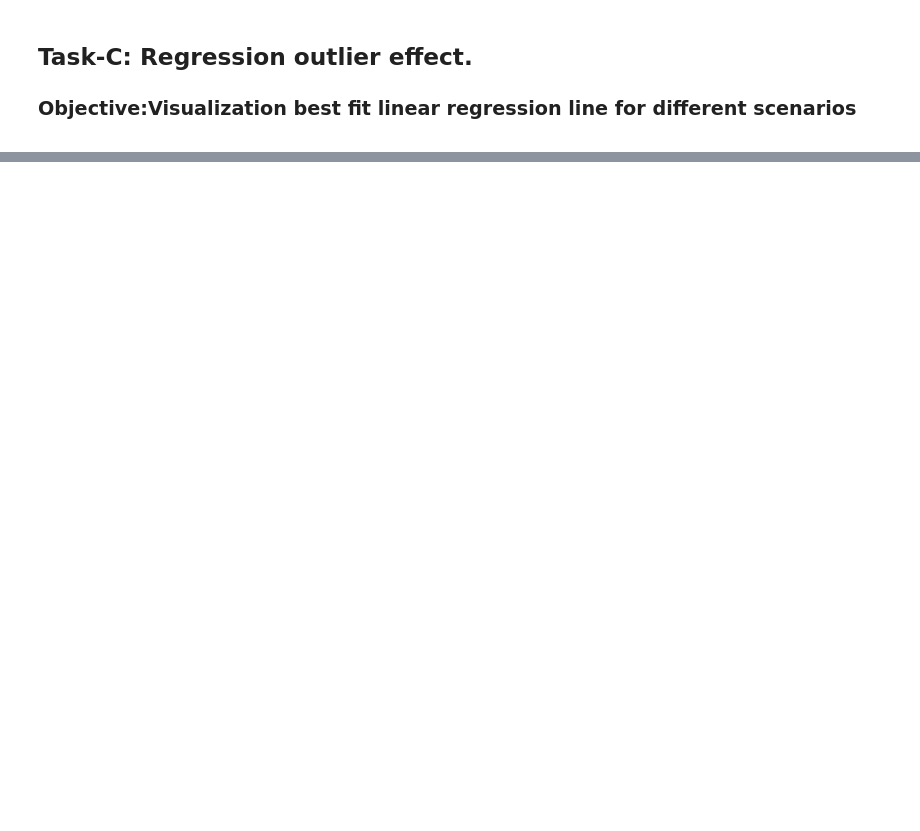
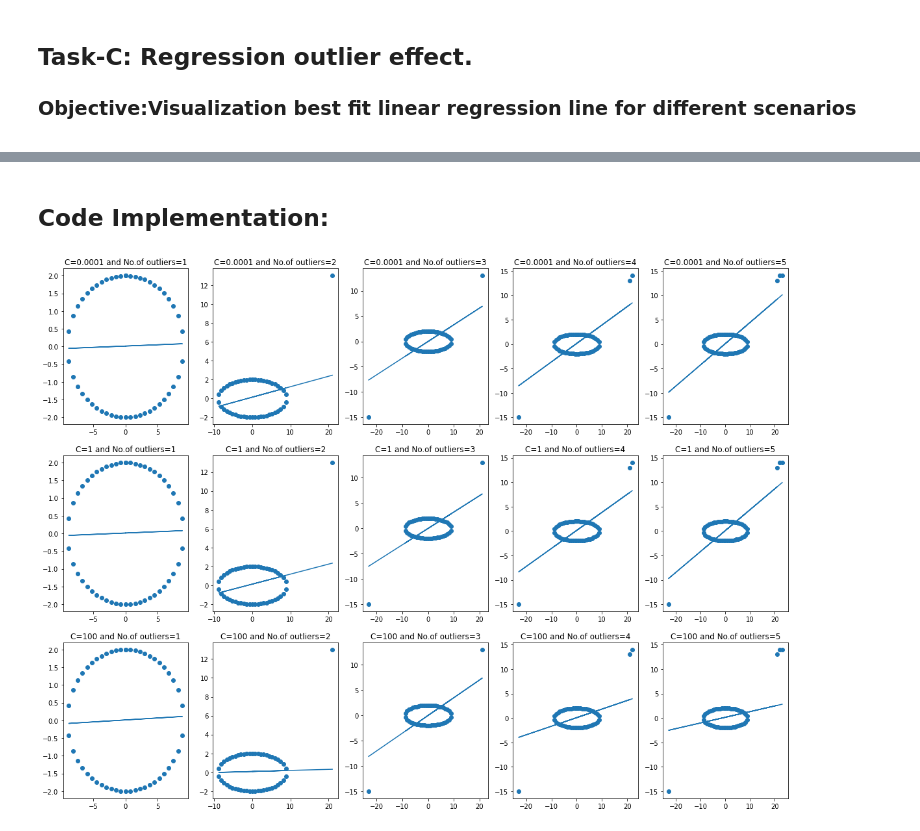
Before and after one commit to Chaitanya-Majety/Jupyter, a Jupyter notebook: Jupyter Notebooks/ML/SVM/8_LinearModels/8C_LR_SVM.ipynb, the cells around one changed output, grey strips where cells are left out. Cells and saved outputs as stored; diff of their text form; code cells hidden in the pictures; blank space fills up the shorter version.

```diff
--- a/Jupyter Notebooks/ML/SVM/8_LinearModels/8C_LR_SVM.ipynb
+++ b/Jupyter Notebooks/ML/SVM/8_LinearModels/8C_LR_SVM.ipynb
@@ -88,3 +88,34 @@ for each regularizer:
 </i>
 </font>
 </pre>
+# %% [markdown]
+## Code Implementation:
+# %%
+# Aplha values(lambda-reg values as per the lecture notes)
+# SGD regressor will take squared loss by default, so its a linear regression implentation
+# Random state for generating same set of data everytime
+Ci = [0.0001, 1, 100]
+outlrs = [(0,2),(21, 13), (-23, -15), (22,14), (23, 14)]
+count = 1
+plt.figure(figsize = (20,15))
+for i in Ci:
+    outs = 1
+    X_mod = X.copy()
+    Y_mod = Y.copy()
+    for j in outlrs:
+        plt.subplot(3,5,count)
+        X_mod = np.append(X_mod,j[0])
+        Y_mod = np.append(Y_mod,j[1])
+        lin_model = SGDRegressor(alpha=i, eta0=0.001, learning_rate='constant',random_state=15)
+        # X should be reshaped as we have only 1 feature it should be converted to n*1 type
+        # Y will be taken by default as n*1
+        lin_model.fit(X_mod.reshape(-1,1),Y_mod)
+        plt.title(f"C={i} and No.of outliers={outs}")
+        plt.scatter(X_mod,Y_mod)
+        # As its a regression problem, directly we can use predicted y values for drawing a plane
+        # In 8A, as its a classification problem, declared function for drawing a hyper plane
+        plt.plot(X_mod,lin_model.predict(X_mod.reshape(-1,1)))
+        outs+=1
+        count += 1
+# %% [output]
+[figure, added]
```
Also changed, not shown: parts of 2 cells of this notebook, 4 other files.
